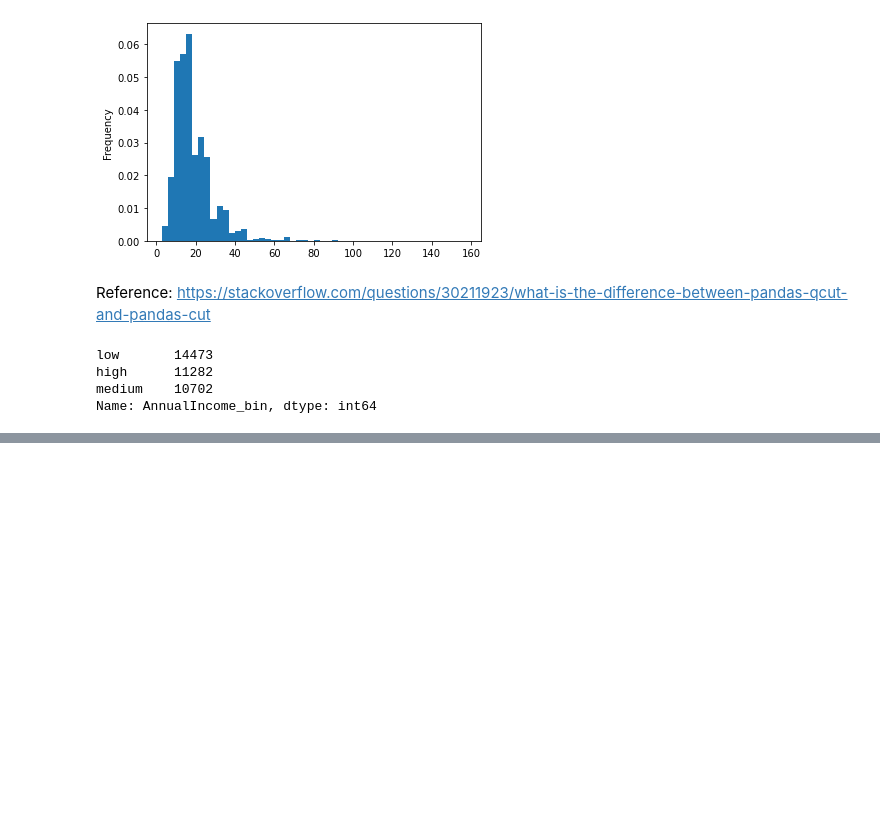
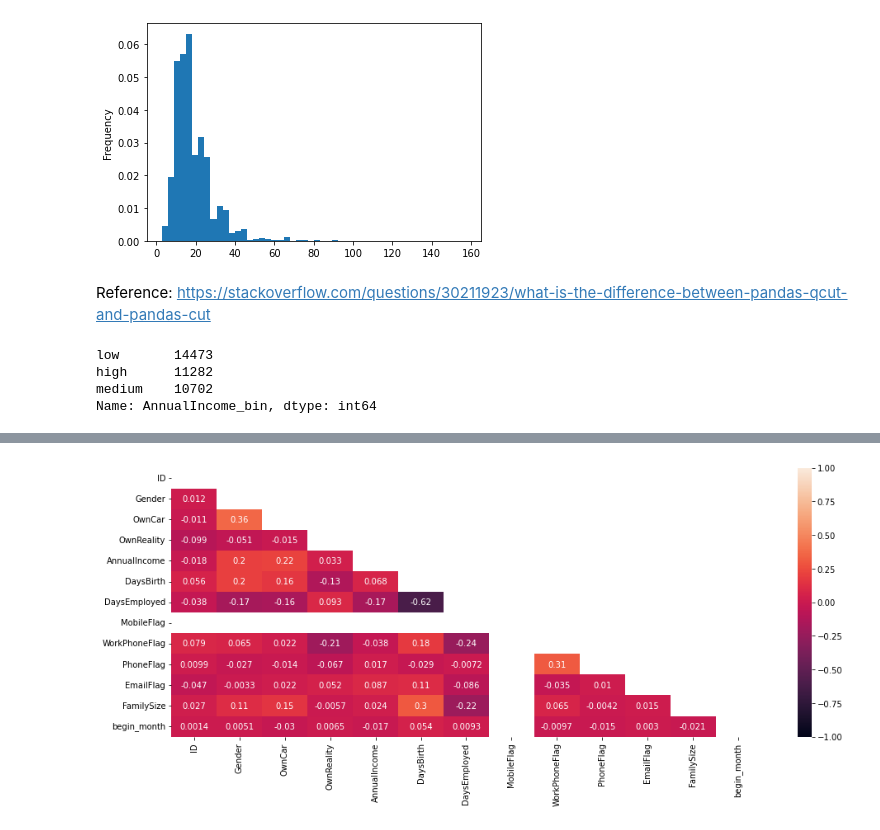
Before and after one commit to RV249/Final_Assignment_AAI_510, a Jupyter notebook: Team2-FinalProject.ipynb, the cells around one changed output, grey strips where cells are left out. Drawn from its saved outputs; the diff is of its cells as text; code cells hidden in the pictures; blank space fills up the shorter version.

```diff
--- a/Team2-FinalProject.ipynb
+++ b/Team2-FinalProject.ipynb
@@ -436,0 +501,5 @@ memory usage: 5.8+ MB
+# %%
+plt.figure(figsize=(16, 6))
+mask = np.triu(np.ones_like(df_training.corr(), dtype=np.bool))
+heatmap = sns.heatmap(df_training.corr(), mask=mask, vmin=-1, vmax=1, annot=True)
+# %% [output]
@@ -436,0 +508 @@ memory usage: 5.8+ MB
+[figure, added]
```
Also changed, not shown: parts of 21 cells of this notebook.
